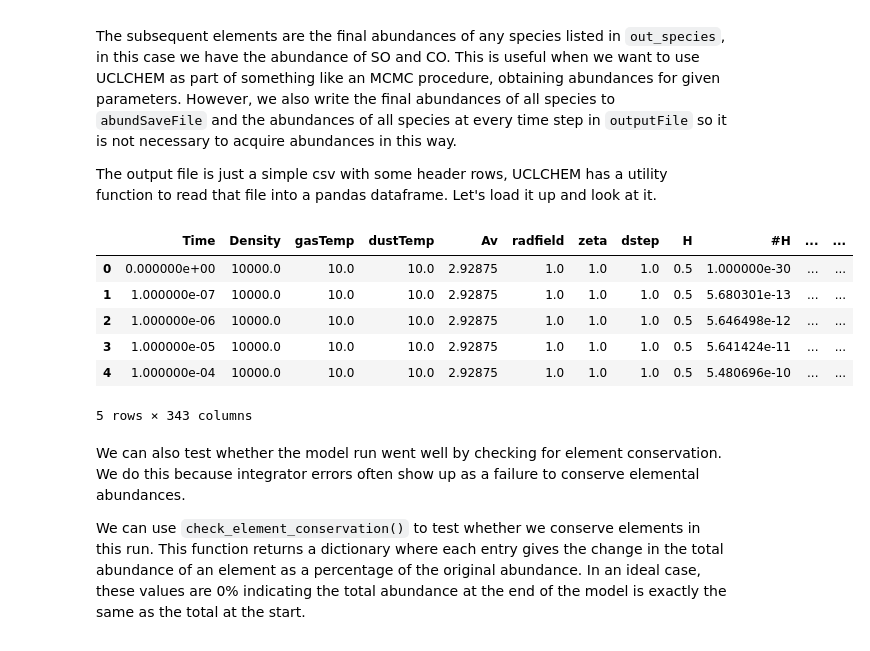
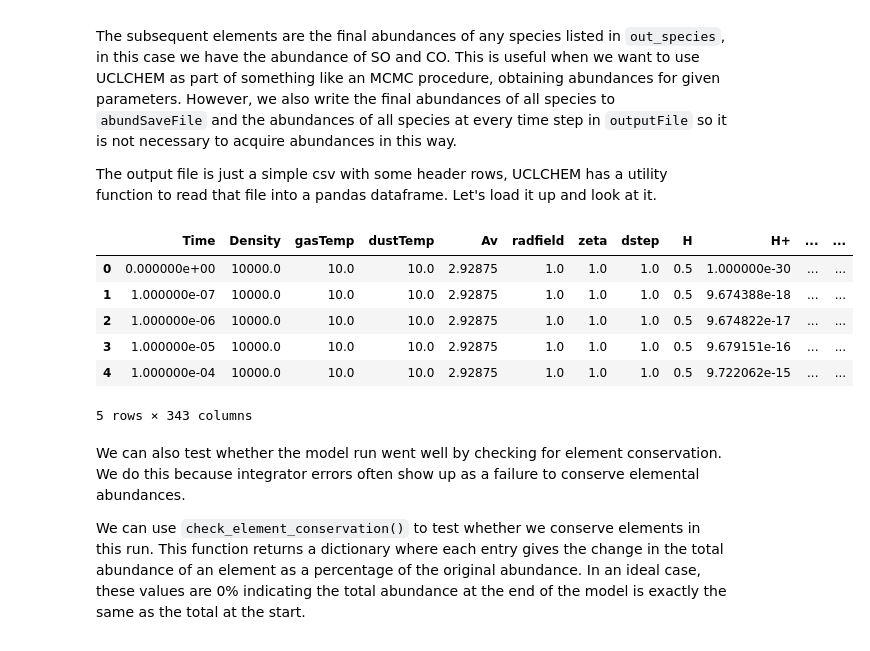
Before and after one commit to uclchem/UCLCHEM, a Jupyter notebook: notebooks/1_first_model.ipynb, the cells around one changed output. Cells and saved outputs as stored; diff of their text form; code cells hidden in the pictures.

Commit message:
Changed new API to allow reading of classic files. Requires testing on the notebooks to validate results.

```diff
--- a/notebooks/1_first_model.ipynb
+++ b/notebooks/1_first_model.ipynb
@@ -42,15 +37,15 @@ The subsequent elements are the final abundances of any species listed in `out_s
 
 The output file is just a simple csv with some header rows, UCLCHEM has a utility function to read that file into a pandas dataframe. Let's load it up and look at it.
 # %%
-result_df = cloud.get_dataframe()
+result_df = cloud.get_dataframes()
 result_df.head()
 # %% [output]
-|  | Time | Density | gasTemp | dustTemp | Av | radfield | zeta | dstep | H | #H | ... | ... |
+|  | Time | Density | gasTemp | dustTemp | Av | radfield | zeta | dstep | H | H+ | ... | ... |
 | 0 | 0.000000e+00 | 10000.0 | 10.0 | 10.0 | 2.92875 | 1.0 | 1.0 | 1.0 | 0.5 | 1.000000e-30 | ... | ... |
-| 1 | 1.000000e-07 | 10000.0 | 10.0 | 10.0 | 2.92875 | 1.0 | 1.0 | 1.0 | 0.5 | 5.680301e-13 | ... | ... |
-| 2 | 1.000000e-06 | 10000.0 | 10.0 | 10.0 | 2.92875 | 1.0 | 1.0 | 1.0 | 0.5 | 5.646498e-12 | ... | ... |
-| 3 | 1.000000e-05 | 10000.0 | 10.0 | 10.0 | 2.92875 | 1.0 | 1.0 | 1.0 | 0.5 | 5.641424e-11 | ... | ... |
-| 4 | 1.000000e-04 | 10000.0 | 10.0 | 10.0 | 2.92875 | 1.0 | 1.0 | 1.0 | 0.5 | 5.480696e-10 | ... | ... |
+| 1 | 1.000000e-07 | 10000.0 | 10.0 | 10.0 | 2.92875 | 1.0 | 1.0 | 1.0 | 0.5 | 9.674388e-18 | ... | ... |
+| 2 | 1.000000e-06 | 10000.0 | 10.0 | 10.0 | 2.92875 | 1.0 | 1.0 | 1.0 | 0.5 | 9.674822e-17 | ... | ... |
+| 3 | 1.000000e-05 | 10000.0 | 10.0 | 10.0 | 2.92875 | 1.0 | 1.0 | 1.0 | 0.5 | 9.679151e-16 | ... | ... |
+| 4 | 1.000000e-04 | 10000.0 | 10.0 | 10.0 | 2.92875 | 1.0 | 1.0 | 1.0 | 0.5 | 9.722062e-15 | ... | ... |
 5 rows × 343 columns
 # %% [markdown]
 We can also test whether the model run went well by checking for element conservation. We do this because integrator errors often show up as a failure to conserve elemental abundances.
```
Also changed, not shown: parts of 4 cells of this notebook, 5 other files.
